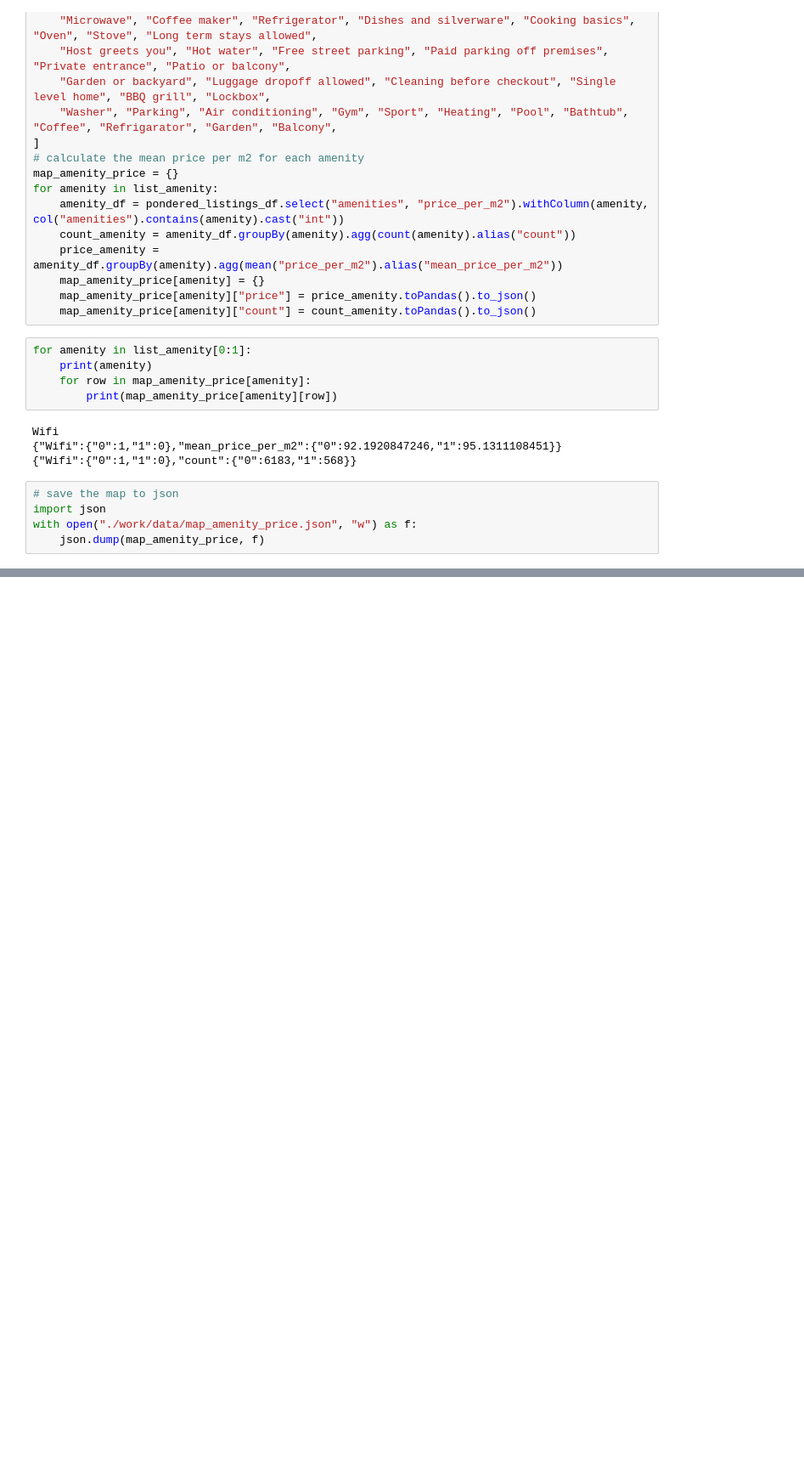
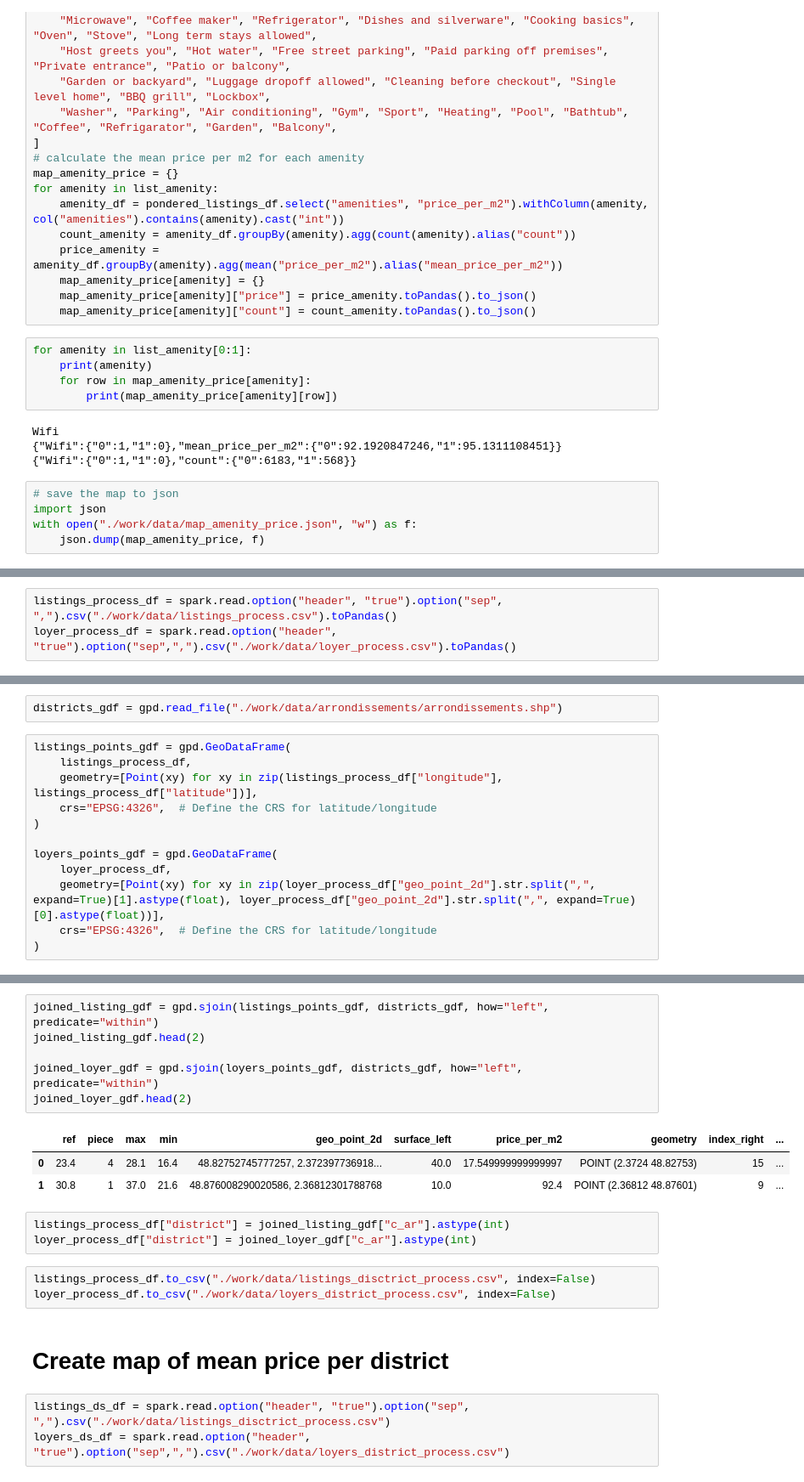
Before and after one commit to jo-pouradier/analise-airbnb-rentabilite, a Jupyter notebook: price.ipynb, the cells around one changed output, grey strips where cells are left out. Shown at 85% size. Cells and saved outputs as stored; diff of their text form; blank space fills up the shorter version.

```diff
--- a/price.ipynb
+++ b/price.ipynb
@@ -608,0 +609,3 @@ with open("./work/data/map_amenity_price.json", "w") as f:
+# %%
+listings_process_df = spark.read.option("header", "true").option("sep", ",").csv("./work/data/listings_process.csv").toPandas()
+loyer_process_df = spark.read.option("header", "true").option("sep",",").csv("./work/data/loyer_process.csv").toPandas()
@@ -608,0 +624,14 @@ with open("./work/data/map_amenity_price.json", "w") as f:
+# %%
+districts_gdf = gpd.read_file("./work/data/arrondissements/arrondissements.shp")
+# %%
+listings_points_gdf = gpd.GeoDataFrame(
+    listings_process_df,
+    geometry=[Point(xy) for xy in zip(listings_process_df["longitude"], listings_process_df["latitude"])],
+    crs="EPSG:4326",  # Define the CRS for latitude/longitude
+)
+
+loyers_points_gdf = gpd.GeoDataFrame(
+    loyer_process_df,
+    geometry=[Point(xy) for xy in zip(loyer_process_df["geo_point_2d"].str.split(",", expand=True)[1].astype(float), loyer_process_df["geo_point_2d"].str.split(",", expand=True)[0].astype(float))],
+    crs="EPSG:4326",  # Define the CRS for latitude/longitude
+)
@@ -608,0 +655,21 @@ with open("./work/data/map_amenity_price.json", "w") as f:
+# %%
+joined_listing_gdf = gpd.sjoin(listings_points_gdf, districts_gdf, how="left", predicate="within")
+joined_listing_gdf.head(2)
+
+joined_loyer_gdf = gpd.sjoin(loyers_points_gdf, districts_gdf, how="left", predicate="within")
+joined_loyer_gdf.head(2)
+# %% [output]
+|  | ref | piece | max | min | geo_point_2d | surface_left | price_per_m2 | geometry | index_right | ... |
+| 0 | 23.4 | 4 | 28.1 | 16.4 | 48.82752745777257, 2.372397736918... | 40.0 | 17.549999999999997 | POINT (2.3724 48.82753) | 15 | ... |
+| 1 | 30.8 | 1 | 37.0 | 21.6 | 48.876008290020586, 2.36812301788768 | 10.0 | 92.4 | POINT (2.36812 48.87601) | 9 | ... |
+# %%
+listings_process_df["district"] = joined_listing_gdf["c_ar"].astype(int)
+loyer_process_df["district"] = joined_loyer_gdf["c_ar"].astype(int)
+# %%
+listings_process_df.to_csv("./work/data/listings_disctrict_process.csv", index=False)
+loyer_process_df.to_csv("./work/data/loyers_district_process.csv", index=False)
+# %% [markdown]
+# Create map of mean price per district
+# %%
+listings_ds_df = spark.read.option("header", "true").option("sep", ",").csv("./work/data/listings_disctrict_process.csv")
+loyers_ds_df = spark.read.option("header", "true").option("sep",",").csv("./work/data/loyers_district_process.csv")
```
Also changed, not shown: parts of 12 cells of this notebook.
